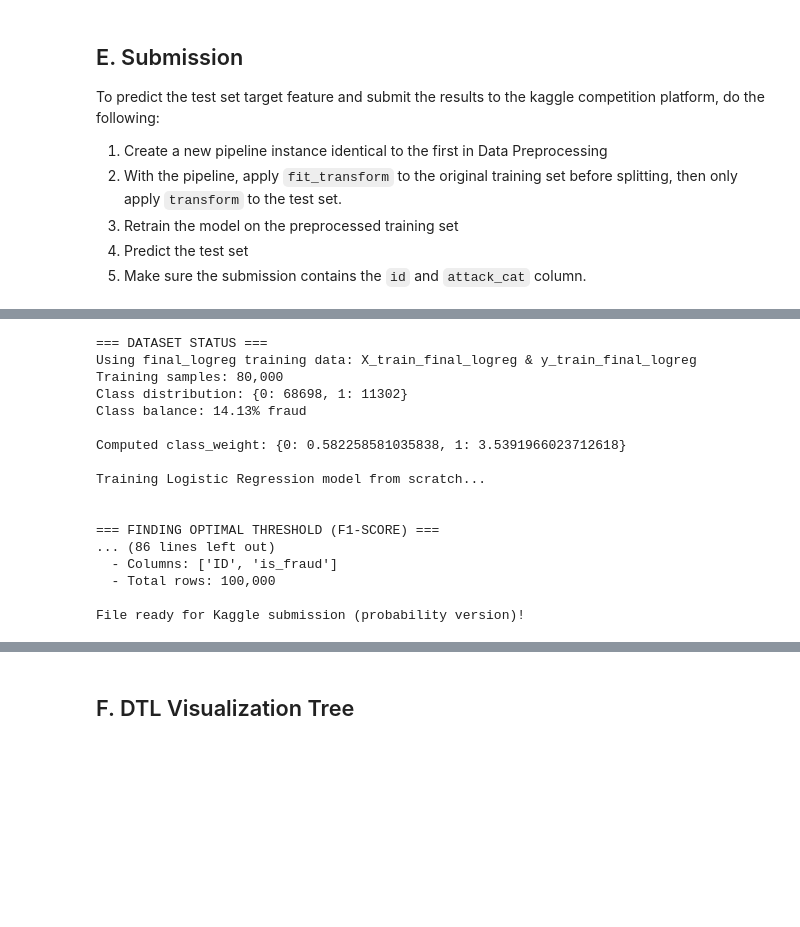
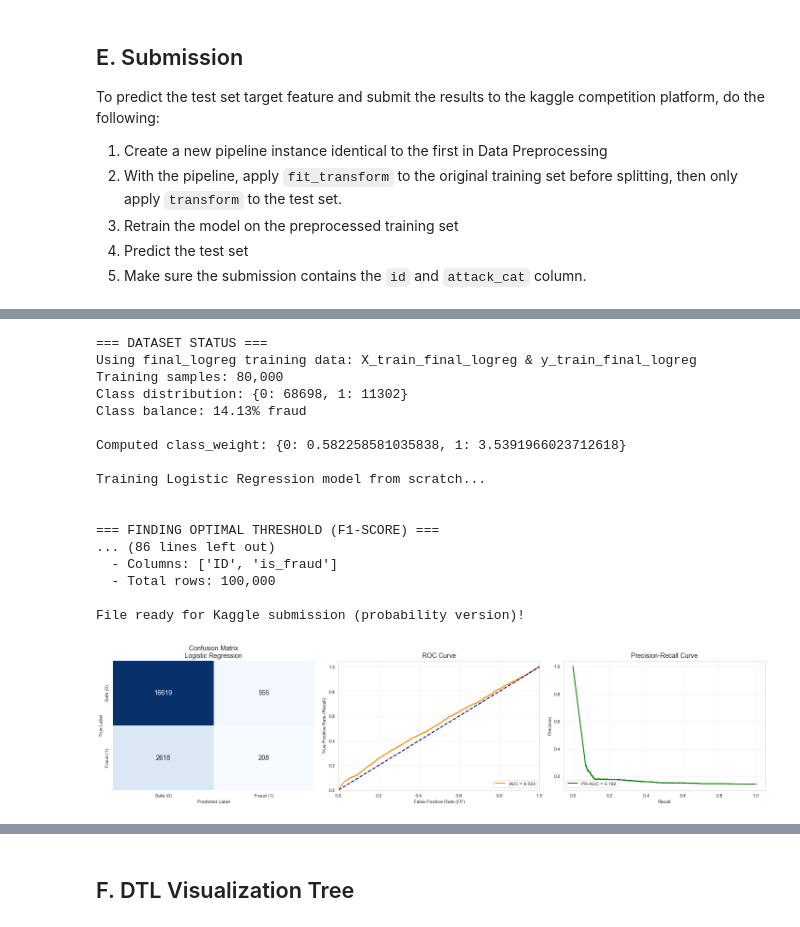
Before and after one commit to suryasuharna23/RestInPeaceMom_Tugas-Besar-2-IF3070-2025, a Jupyter notebook: src/Kelompok 12_ IF3070 Dasar Artificial Intelligence _ Tugas Besar 2 Notebook Template.ipynb, the cells around one changed output, grey strips where cells are left out. Cells and saved outputs as stored; diff of their text form; code cells hidden in the pictures; blank space fills up the shorter version.

```diff
--- a/src/Kelompok 12_ IF3070 Dasar Artificial Intelligence _ Tugas Besar 2 Notebook Template.ipynb
+++ b/src/Kelompok 12_ IF3070 Dasar Artificial Intelligence _ Tugas Besar 2 Notebook Template.ipynb
@@ -1811,7 +1868,7 @@ def logistic_regression_model_training(X_train_final_logreg, y_train_final_logre
 
 # load_model = load_model('logistic_regression.pkl')
 # %%
-def logistic_regression_model_predict(fileName, lr_model, optimal_results, best_threshold, y_val_pred_proba, predict_type):
+def logistic_regression_model_predict(fileName, lr_model, optimal_results, best_threshold, y_val_pred_proba, y_val_pred, predict_type):
 
     print("\nLogistic Regression (From Scratch) training and evaluation completed!")
 
@@ -1873,6 +1930,7 @@ def logistic_regression_model_predict(fileName, lr_model, optimal_results, best_
     print(f"  - Total rows: {len(submission_df):,}")
 
     print("\nFile ready for Kaggle submission (probability version)!")
+    visualize_evaluation(y_val, y_val_pred, y_val_pred_proba, title="Logistic Regression")
 # %%
 # Video Logistic Regression (gunakan data final logreg, distandardisasi 1 fitur agar lintasan stabil)
 import os
@@ -2360,33 +2419,35 @@ File ready for Kaggle submission!
 # %%
 # Train and predict for Logistic Regression
-best_threshold, optimal_results, lr_model, y_val_pred_proba, lr_accuracy, lr_precision, lr_recall, lr_f1, lr_roc_auc, lr_scratch_time = logistic_regression_model_training(X_train_final_logreg, y_train_final_logreg, X_val_final_logreg, y_val)
+best_threshold, optimal_results, lr_model, y_val_pred_logreg, y_val_pred_proba_logreg, lr_accuracy, lr_precision, lr_recall, lr_f1, lr_roc_auc, lr_scratch_time = logistic_regression_model_training(X_train_final_logreg, y_train_final_logreg, X_val_final_logreg, y_val)
 
 save_model(lr_model, 'logistic_regression_model.pkl')
 
 logistic_regression_model_predict(
     'logreg_submission_proba.csv',
     lr_model,
     optimal_results,
     best_threshold,
-    y_val_pred_proba,
+    y_val_pred_proba_logreg,
+    y_val_pred_logreg,
     predict_type='proba')
 # %% [output]
 === DATASET STATUS ===
 Using final_logreg training data: X_train_final_logreg & y_train_final_logreg
 Training samples: 80,000
 Class distribution: {0: 68698, 1: 11302}
 Class balance: 14.13% fraud
 
 Computed class_weight: {0: 0.582258581035838, 1: 3.5391966023712618}
 
 Training Logistic Regression model from scratch...
 
 
 === FINDING OPTIMAL THRESHOLD (F1-SCORE) ===
 ... (86 lines left out)
   - Columns: ['ID', 'is_fraud']
   - Total rows: 100,000
 
 File ready for Kaggle submission (probability version)!
+[figure, added]
 # %%
 # Train and predict for KNN
```
Also changed, not shown: parts of 19 cells of this notebook, 1 other file.
